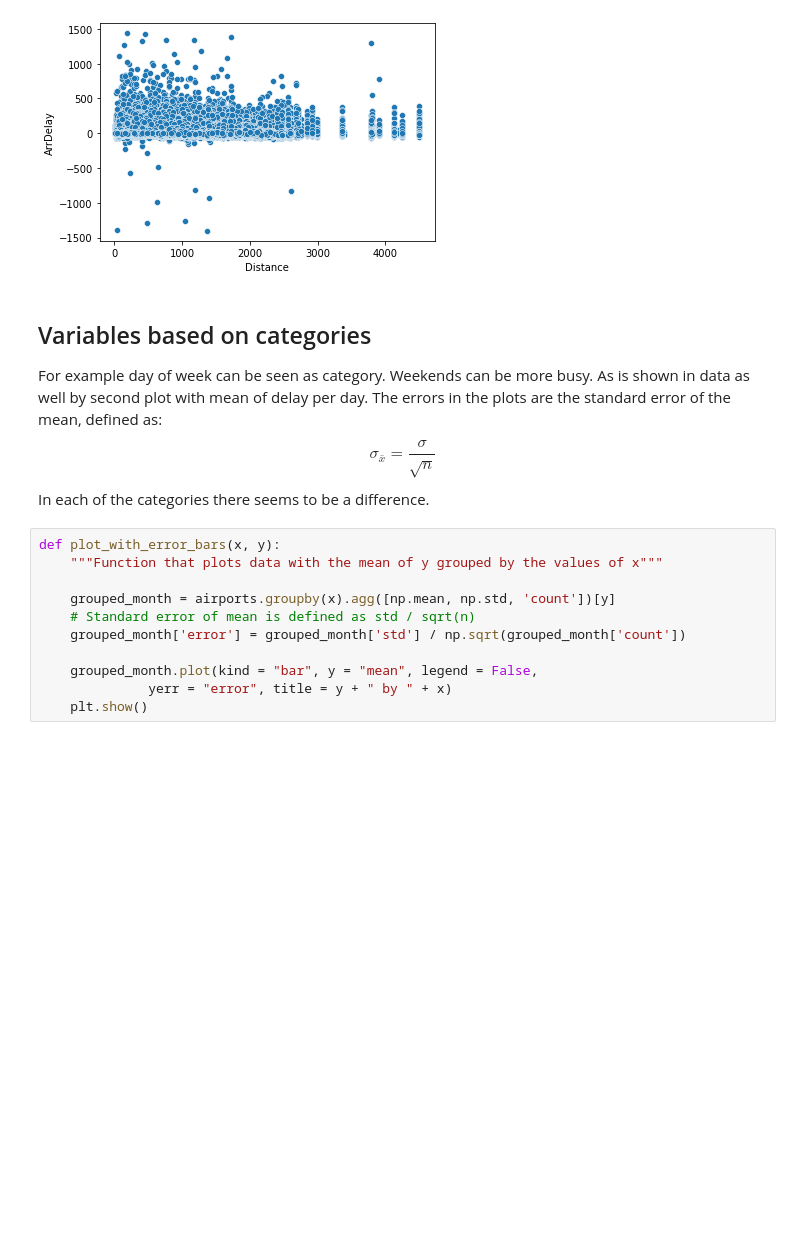
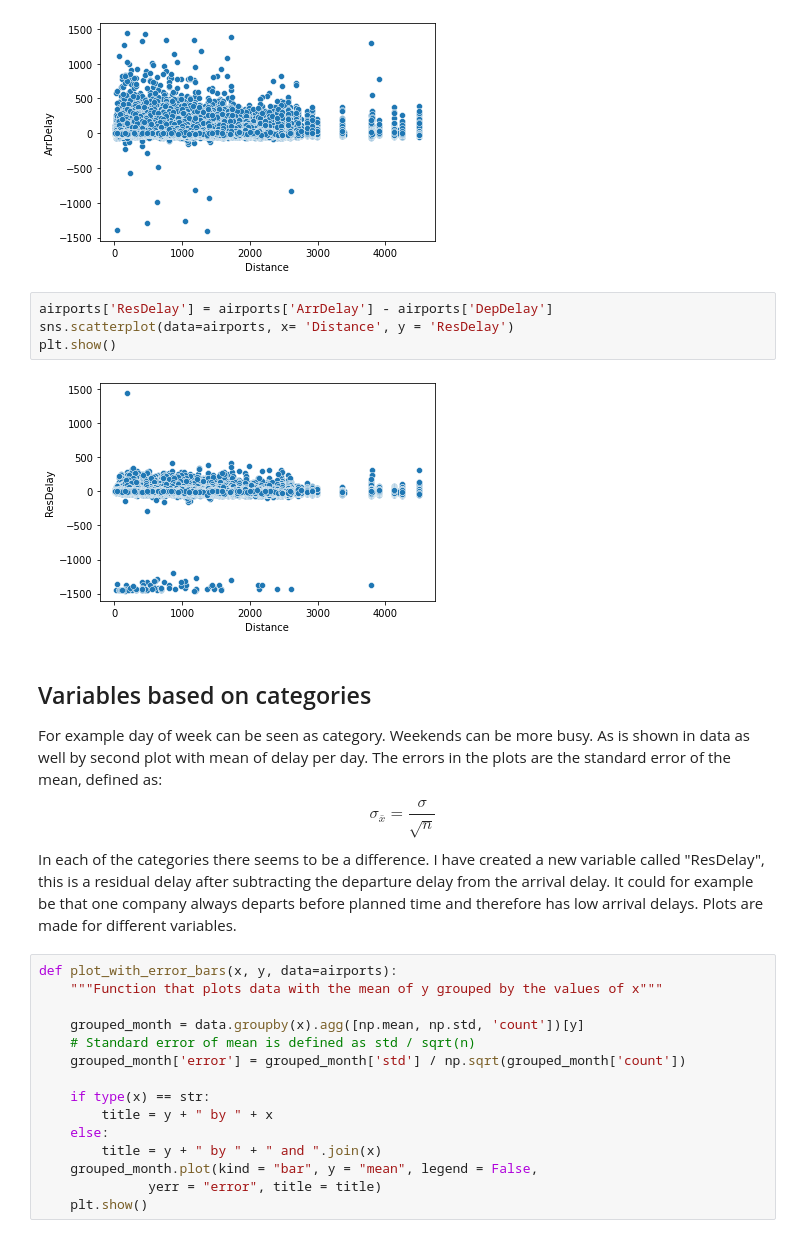
Before and after one commit to soomin-jeong/spark-ml-project, a Jupyter notebook: exploration/Spark - Exploratory Analysis Data.ipynb, the cells around one changed output. Drawn from its saved outputs; the diff is of its cells as text; blank space fills up the shorter version.

Commit message:
Added new plots
Added new plots that take into account the affect of the departure delay.

```diff
--- a/exploration/Spark - Exploratory Analysis Data.ipynb
+++ b/exploration/Spark - Exploratory Analysis Data.ipynb
@@ -69,22 +79,33 @@ sns.scatterplot(data=airports, x= 'Distance', y = 'ArrDelay')
 plt.show()
 # %% [output]
 [figure]
+# %%
+airports['ResDelay'] = airports['ArrDelay'] - airports['DepDelay']
+sns.scatterplot(data=airports, x= 'Distance', y = 'ResDelay')
+plt.show()
+# %% [output]
+[figure, added]
 # %% [markdown]
 ## Variables based on categories
 For example day of week can be seen as category. Weekends can be more busy. As is shown in data as well by second plot with mean of delay per day.
 The errors in the plots are the standard error of the mean, defined as:
 $$ \sigma_{\bar{x}} = \frac{\sigma}{\sqrt{n}}$$
 In each of the categories there seems to be a difference.
+I have created a new variable called "ResDelay", this is a residual delay after subtracting the departure delay from the arrival delay. It could for example be that one company always departs before planned time and therefore has low arrival delays. Plots are made for different variables.
 # %%
-def plot_with_error_bars(x, y):
+def plot_with_error_bars(x, y, data=airports):
     """Function that plots data with the mean of y grouped by the values of x"""
 
-    grouped_month = airports.groupby(x).agg([np.mean, np.std, 'count'])[y]
+    grouped_month = data.groupby(x).agg([np.mean, np.std, 'count'])[y]
     # Standard error of mean is defined as std / sqrt(n)
     grouped_month['error'] = grouped_month['std'] / np.sqrt(grouped_month['count'])
 
+    if type(x) == str:
+        title = y + " by " + x
+    else:
+        title = y + " by " + " and ".join(x)
     grouped_month.plot(kind = "bar", y = "mean", legend = False,
-              yerr = "error", title = y + " by " + x)
+              yerr = "error", title = title)
     plt.show()
 # %%
 sns.boxplot(data=airports, x= 'DayOfWeek', y = 'ArrDelay')
```
Also changed, not shown: parts of 10 cells of this notebook.
